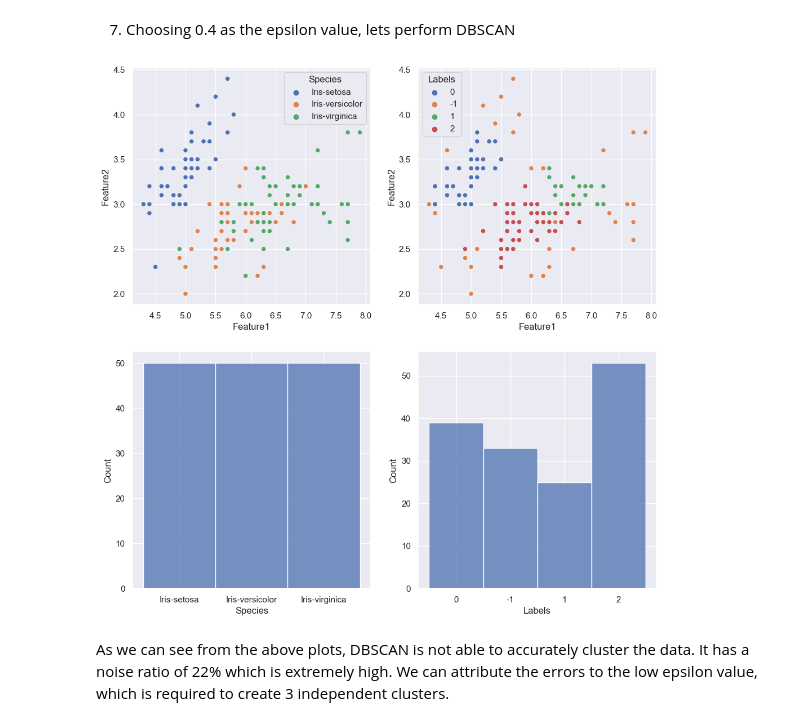
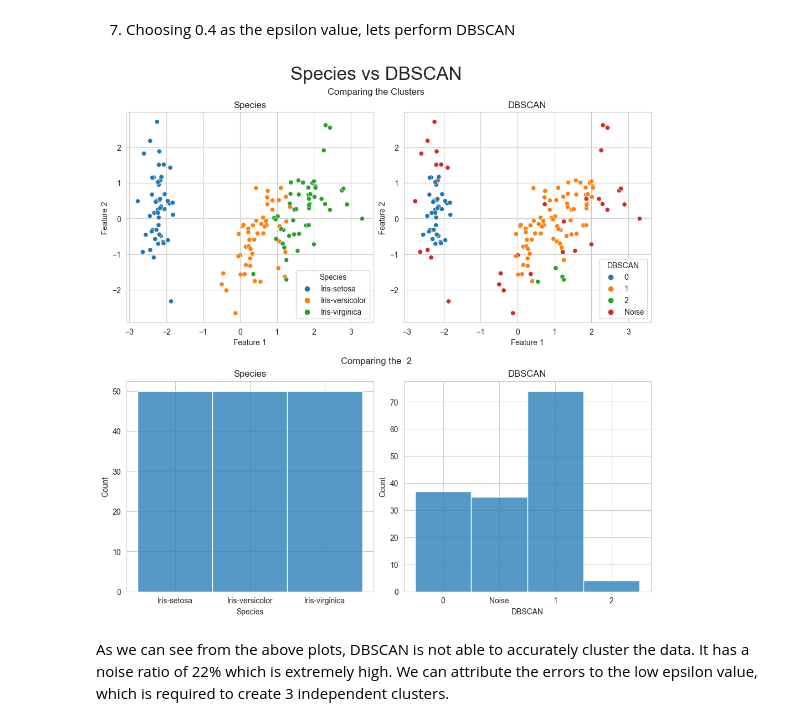
Before and after one commit to vishal-parameswaran/University-of-Chicago, a Jupyter notebook: Data Mining Principles/Assignment 2/Assignment_2_Srna.ipynb, the cells around one changed output. Saved outputs shown, nothing was run; the diff lists cells and outputs as text; code cells hidden in the pictures.

```diff
--- a/Data Mining Principles/Assignment 2/Assignment_2_Srna.ipynb
+++ b/Data Mining Principles/Assignment 2/Assignment_2_Srna.ipynb
@@ -834,4 +834,0 @@ db_labels = dbscan_cluster(iris_reduced,0.32,5)
-# %%
-plot_labels(iris_data[["SepalLengthCm","SepalWidthCm"]].values,iris_data[["Species"]].values,db_labels.reshape((150, 1)))
-# %% [output]
-[figure, removed]
@@ -838,3 +873,10 @@ plot_labels(iris_data[["SepalLengthCm","SepalWidthCm"]].values,iris_data[["Speci
+# %%
+iris_dbscan_labels = dbscan_cluster(iris_scaled[:,0:2],0.3,4)
+# %%
+iris_dbscan_compare_labels = pd.DataFrame(np.concatenate((iris_reduced,iris_data[["Species"]].values,iris_dbscan_labels.reshape((150,1))),axis=1),columns=["Feature 1","Feature 2","Species","DBSCAN"])
+iris_dbscan_compared_fig = compare_labels(iris_dbscan_compare_labels)
+# %% [output]
+[figure, added]
 # %% [markdown]
 As we can see from the above plots, DBSCAN is not able to accurately cluster the data. It has a noise ratio of 22% which is extremely high.
 We can attribute the errors to the low epsilon value, which is required to create 3 independent clusters.
```
Also changed, not shown: parts of 58 cells of this notebook, 1 other file.
